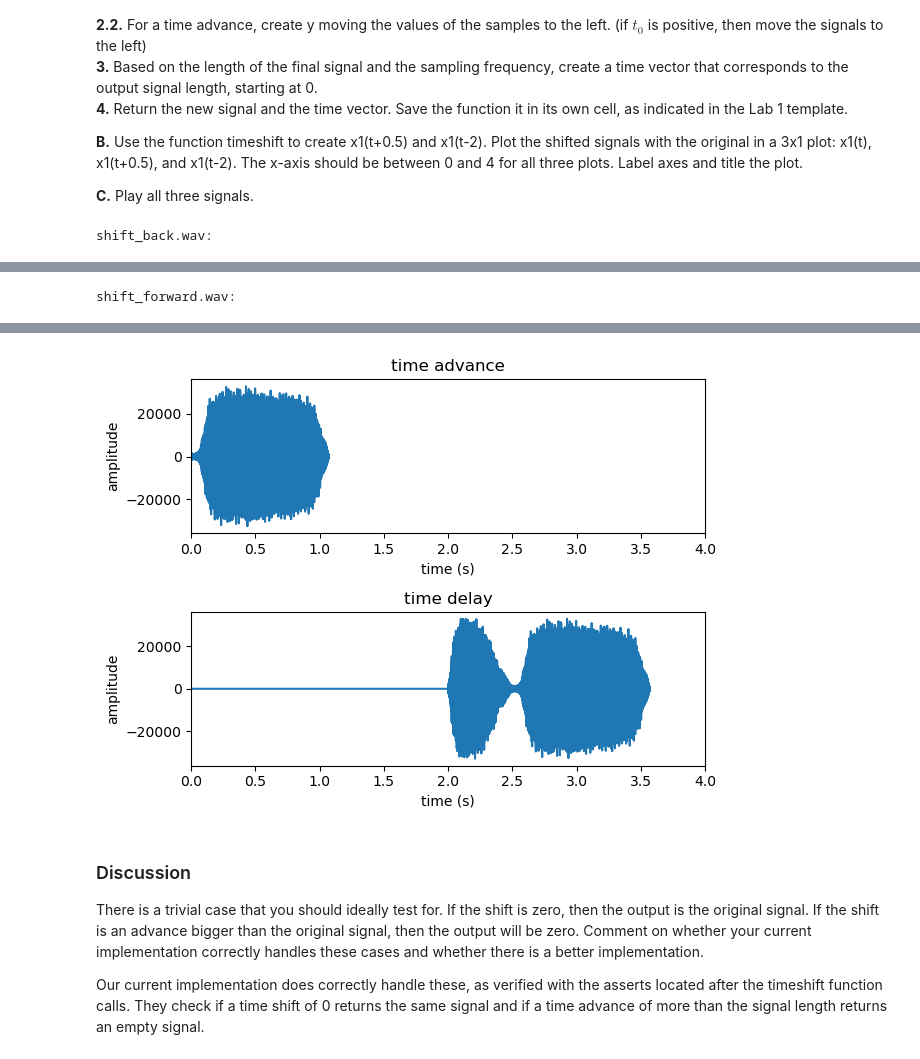
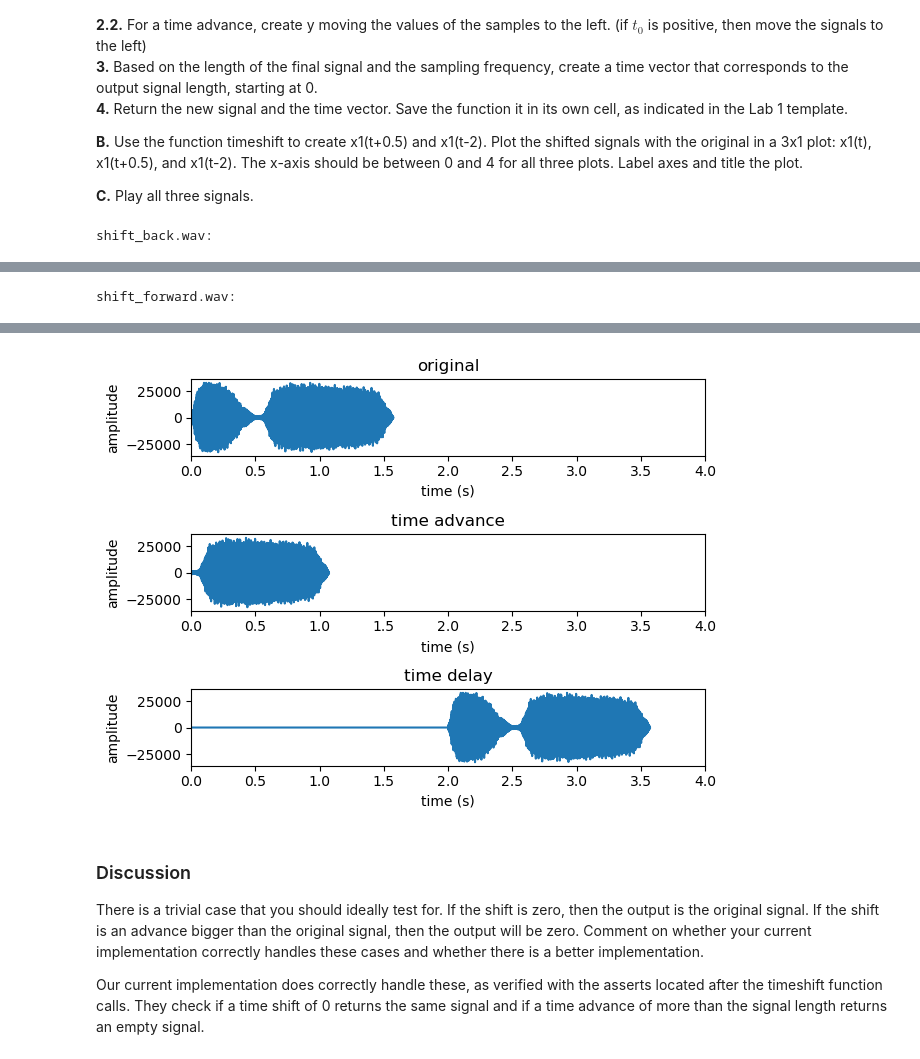
Before and after one commit to pie474/EE242Labs, a Jupyter notebook: 1b/EE242_Lab1b.ipynb, the cells around one changed output, grey strips where cells are left out. Cells and saved outputs as stored; diff of their text form; code cells hidden in the pictures.

Commit message:
removed todos

```diff
--- a/1b/EE242_Lab1b.ipynb
+++ b/1b/EE242_Lab1b.ipynb
@@ -148,7 +143,6 @@ We will now implement and test a timeshift function. This assignment will have f
 **C.** Play all three signals.
 # %%
 # Part A
-# TODO: Code that solves A
 
 def timeshift(x, fs, t_0):
     # Calculate n0
@@ -162,7 +156,6 @@ def timeshift(x, fs, t_0):
 
 
 # Part B
-# TODO: Code that solves B
 # Use the timeshift function implemented above with values of t_0 = 0.5 and -2. Save the signals.
 
 x_backwards = timeshift(x, fs, 0.5)
@@ -170,40 +163,39 @@ x_forwards = timeshift(x, fs, -2)
 
 # check if time shifting by 0 returns the same signal
 assert (x == timeshift(x, fs, 0)[0]).all()
 
 # check if time advancing by more than the signal length returns an empty signal
 assert timeshift(x, fs, 4)[0].size == 0
 
 write('shift_back.wav', x_backwards[0])
 write('shift_forward.wav', x_forwards[0])
 
 # Plot the signals properly with the correct x-axis.
 fig, axs = plt.subplots(3, 1)
 axs[0].set_title('original')
-axs[0].plot(x_backwards[1], x_backwards[0])
-axs[0].set_title('time advance')
-axs[0].plot(x_backwards[1], x_backwards[0])
-axs[1].set_title('time delay')
-axs[1].plot(x_forwards[1], x_forwards[0])
+axs[0].plot(np.arange(0, len(x), 1)*(1/fs), x)
+axs[1].set_title('time advance')
+axs[1].plot(x_backwards[1], x_backwards[0])
+axs[2].set_title('time delay')
+axs[2].plot(x_forwards[1], x_forwards[0])
 
 for ax in axs:
     ax.set_ylabel('amplitude')
     ax.set_xlabel('time (s)')
     ax.set_xlim(0, 4)
 
 fig.tight_layout()
 
 # Part C
-# TODO: Code that solves C
 # Use the IPython library to play the signals
 play_file('shift_back.wav')
 play_file('shift_forward.wav')
 # %% [output]
 shift_back.wav:
 [interactive output not drawn]
 shift_forward.wav:
 [interactive output not drawn]
-[figure, old version]
+[figure, new version]
 # %% [markdown]
 ### Discussion
 
```
Also changed, not shown: parts of 2 cells of this notebook.
